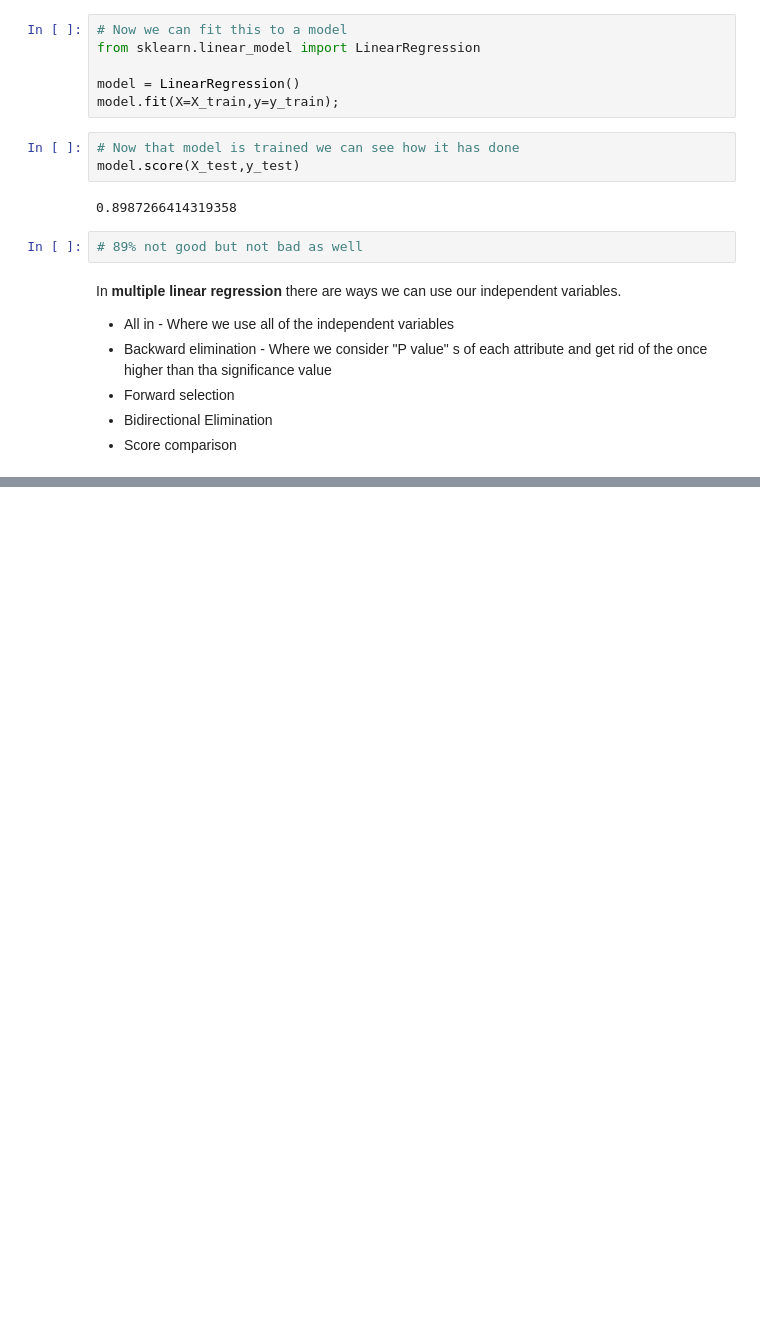
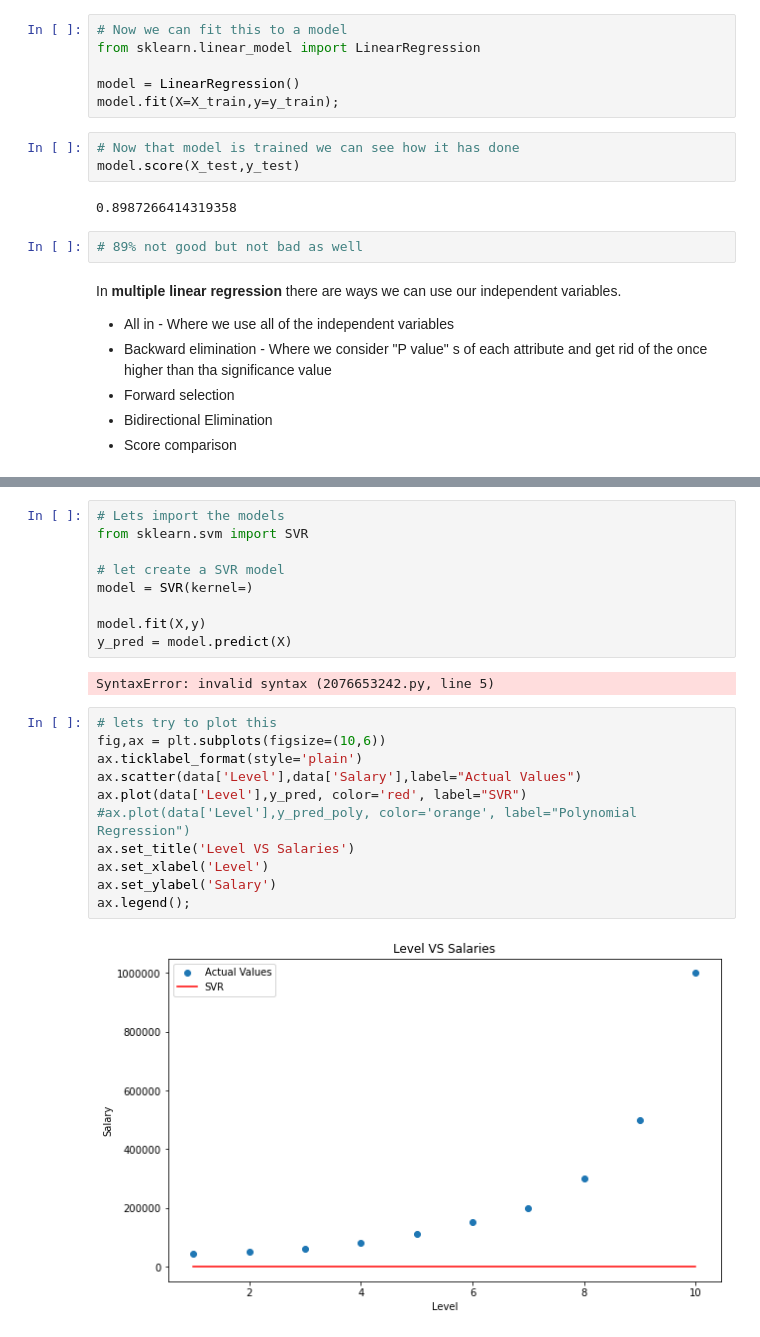
Before and after one commit to ShathishDileepa/Learn_Machine_Learning, a Jupyter notebook: Regression/Regression Algorithms.ipynb, the cells around one changed output, grey strips where cells are left out. Cells and saved outputs as stored; diff of their text form; blank space fills up the shorter version.

```diff
--- a/Regression/Regression Algorithms.ipynb
+++ b/Regression/Regression Algorithms.ipynb
@@ -450,0 +544,24 @@ ax.legend();
+# %%
+# Lets import the models
+from sklearn.svm import SVR
+
+# let create a SVR model
+model = SVR(kernel=)
+
+model.fit(X,y)
+y_pred = model.predict(X)
+# %% [output]
+SyntaxError: invalid syntax (2076653242.py, line 5)
+# %%
+# lets try to plot this
+fig,ax = plt.subplots(figsize=(10,6))
+ax.ticklabel_format(style='plain')
+ax.scatter(data['Level'],data['Salary'],label="Actual Values")
+ax.plot(data['Level'],y_pred, color='red', label="SVR")
+#ax.plot(data['Level'],y_pred_poly, color='orange', label="Polynomial Regression")
+ax.set_title('Level VS Salaries')
+ax.set_xlabel('Level')
+ax.set_ylabel('Salary')
+ax.legend();
+# %% [output]
+[figure, added]
```
Also changed, not shown: parts of 53 cells of this notebook, 1 other file.
